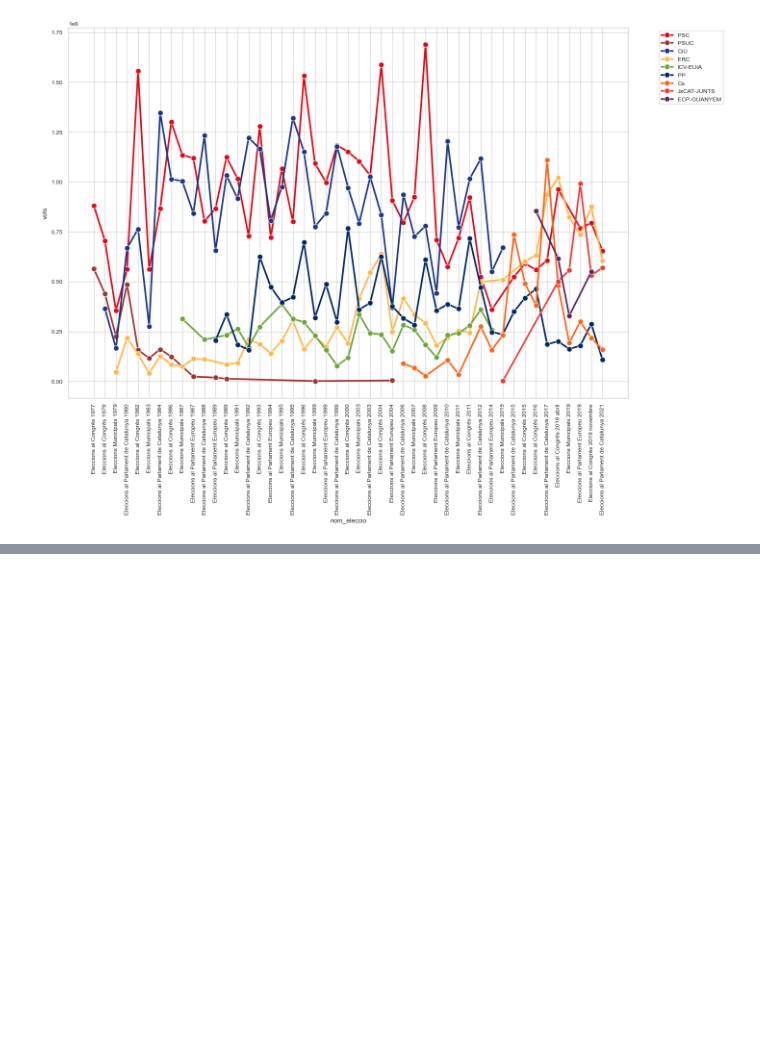
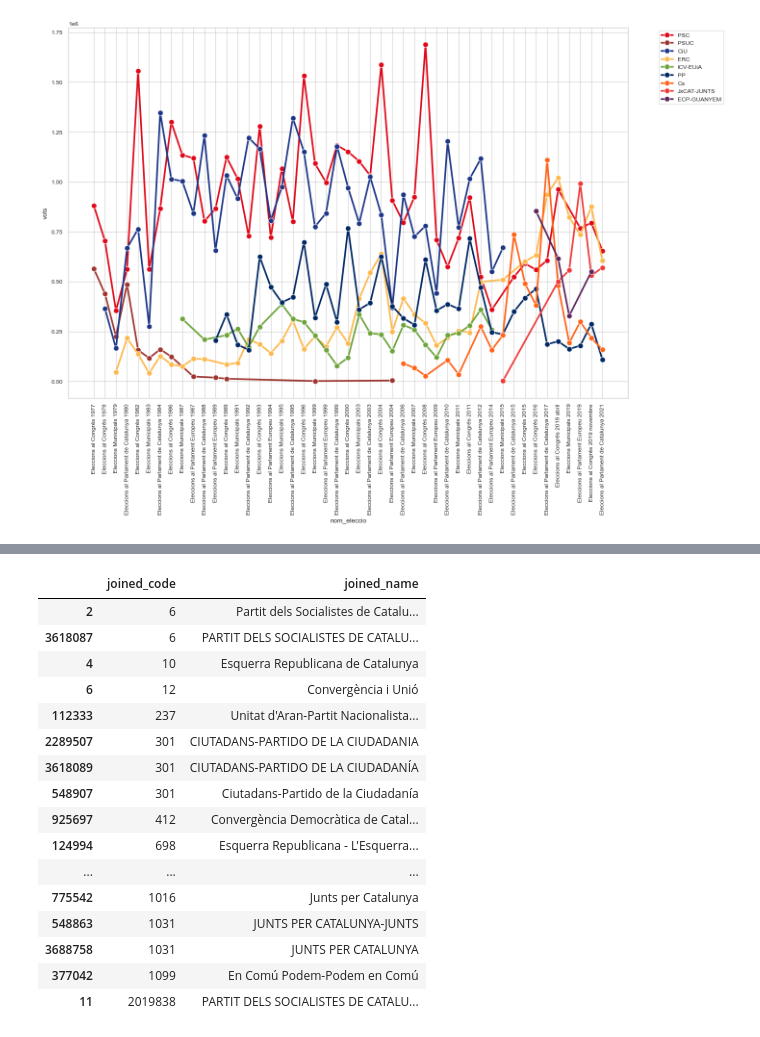
Before and after one commit to guillempla/catalan-elections-forecasting, a Jupyter notebook: src/study_data/study-grouped-data.ipynb, the cells around one changed output, grey strips where cells are left out. Cells and saved outputs as stored; diff of their text form; code cells hidden in the pictures; blank space fills up the shorter version.

Commit message:
Get codes and party names

```diff
--- a/src/study_data/study-grouped-data.ipynb
+++ b/src/study_data/study-grouped-data.ipynb
@@ -199,0 +216,38 @@ plot_candidature_evolution(important_candidatures_df)
+# %%
+df[
+    (df["joined_code"] == 301) |
+    (df["joined_code"] == 6) |
+    (df["joined_code"] == 10) |
+    (df["joined_code"] == 12) |
+    (df["joined_code"] == 1003) |
+    (df["joined_code"] == 1031) |
+    (df["joined_code"] == 2019838) |
+    (df["joined_code"] == 1013) |
+    (df["joined_code"] == 1016) |
+    (df["joined_code"] == 1015) |
+    (df["joined_code"] == 1000) |
+    (df["joined_code"] == 237) |
+    (df["joined_code"] == 412) |
+    (df["joined_code"] == 698) |
+    (df["joined_code"] == 1007) |
+    (df["joined_code"] == 1099) |
+    (df["joined_code"] == 1008)
+][["joined_code", "joined_name"]].drop_duplicates().sort_values(by="joined_code")
+# %% [output]
+|  | joined_code | joined_name |
+| 2 | 6 | Partit dels Socialistes de Catalu... |
+| 3618087 | 6 | PARTIT DELS SOCIALISTES DE CATALU... |
+| 4 | 10 | Esquerra Republicana de Catalunya |
+| 6 | 12 | Convergència i Unió |
+| 112333 | 237 | Unitat d'Aran-Partit Nacionalista... |
+| 2289507 | 301 | CIUTADANS-PARTIDO DE LA CIUDADANIA |
+| 3618089 | 301 | CIUTADANS-PARTIDO DE LA CIUDADANÍA |
+| 548907 | 301 | Ciutadans-Partido de la Ciudadanía |
+| 925697 | 412 | Convergència Democràtica de Catal... |
+| 124994 | 698 | Esquerra Republicana - L'Esquerra... |
+| ... | ... | ... |
+| 775542 | 1016 | Junts per Catalunya |
+| 548863 | 1031 | JUNTS PER CATALUNYA-JUNTS |
+| 3688758 | 1031 | JUNTS PER CATALUNYA |
+| 377042 | 1099 | En Comú Podem-Podem en Comú |
+| 11 | 2019838 | PARTIT DELS SOCIALISTES DE CATALU... |
```
Also changed, not shown: parts of 1 cell of this notebook.
